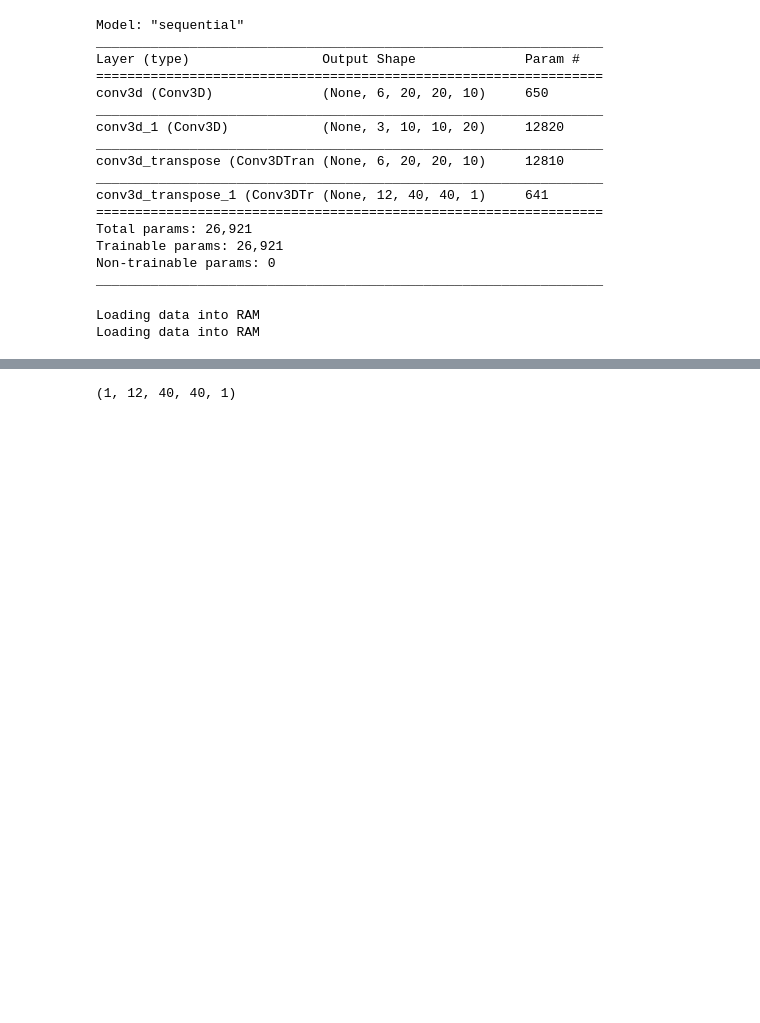
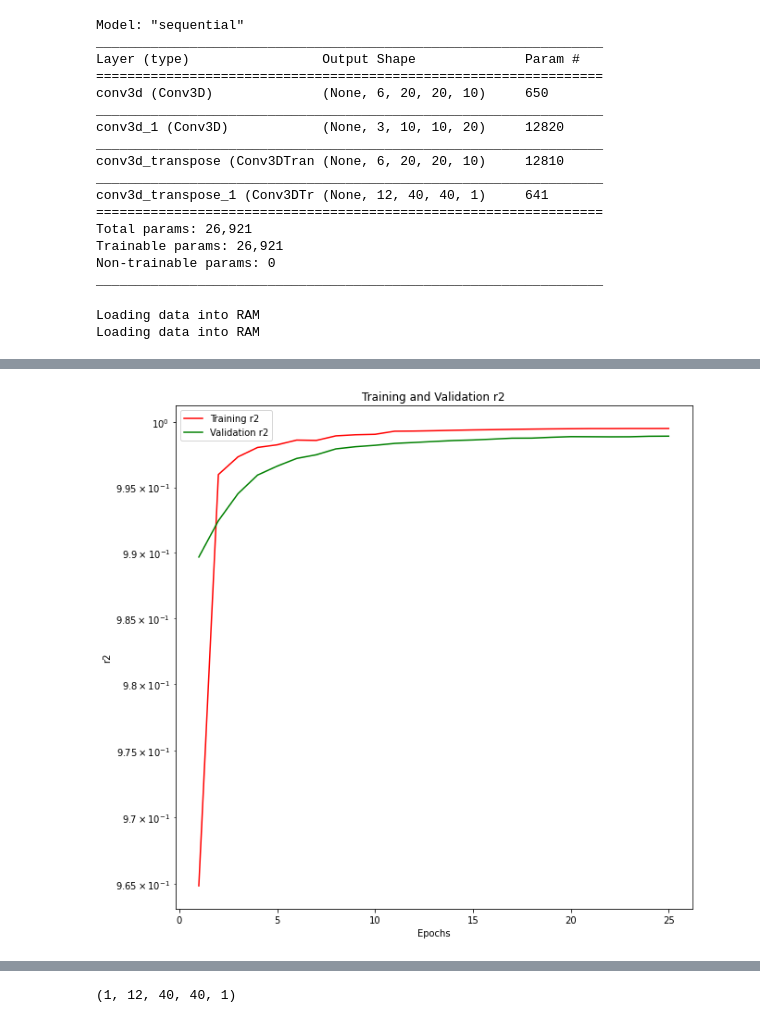
Before and after one commit to SilkeDH/lossy-ml, a Jupyter notebook: notebooks/Model_1.ipynb, the cells around one changed output, grey strips where cells are left out. Cells and saved outputs as stored; diff of their text form; code cells hidden in the pictures; blank space fills up the shorter version.

```diff
--- a/notebooks/Model_1.ipynb
+++ b/notebooks/Model_1.ipynb
@@ -91,3 +91,7 @@ plot_loss(history, 'Training and Validation Loss', 'Epochs', 'Loss')
+# %%
+plot_r2(history, 'Training and Validation r2', 'Epochs', 'r2')
+# %% [output]
+[figure, added]
 # %%
 a = dg_train.__getitem__(2)[0]
 a_n = norm_data(a, mean, std)
```
Also changed, not shown: parts of 7 cells of this notebook, 2 other files.
